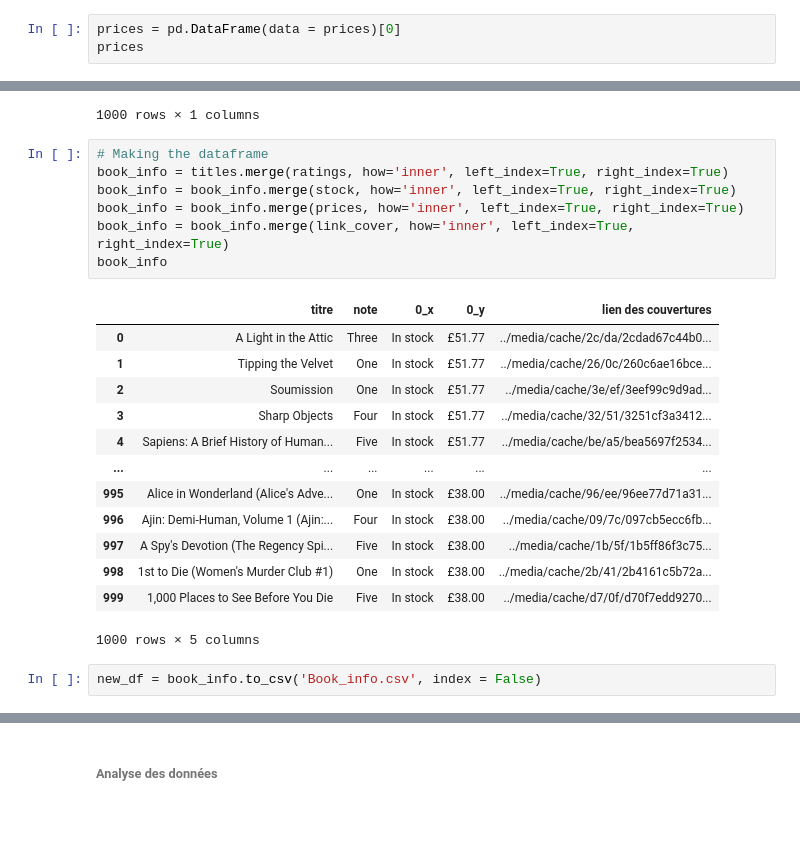
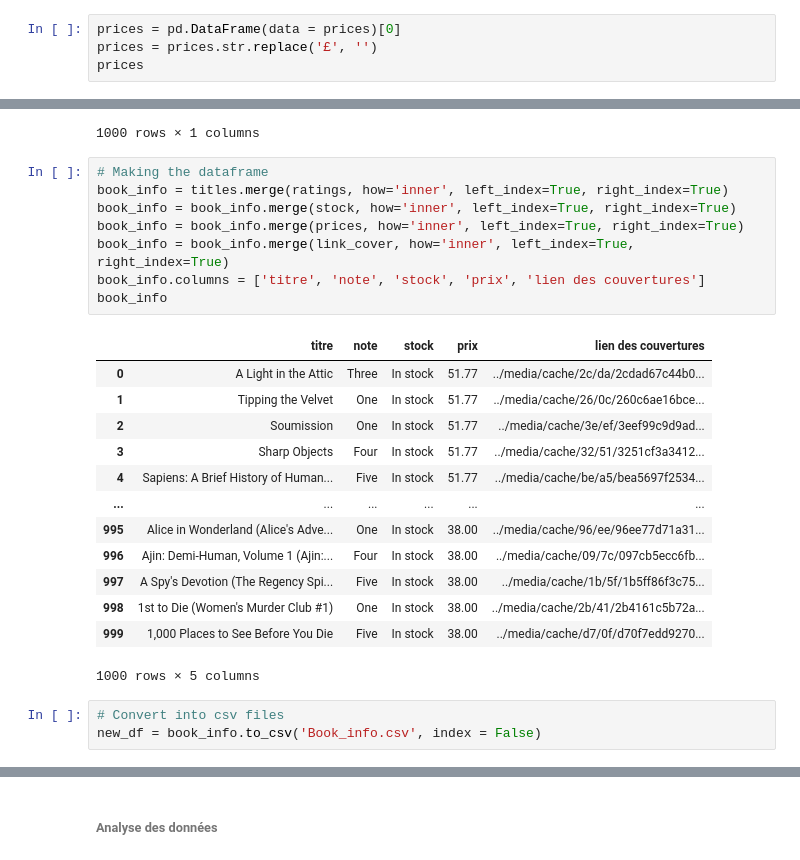
Before and after one commit to LaurenceAndraud/cyber-detective, a Jupyter notebook: Cyber detective.ipynb, the cells around one changed output, grey strips where cells are left out. Saved outputs shown, nothing was run; the diff lists cells and outputs as text; blank space fills up the shorter version.

```diff
--- a/Cyber detective.ipynb
+++ b/Cyber detective.ipynb
@@ -409,5 +410,6 @@ ratings
 1000 rows × 1 columns
 # %%
 prices = pd.DataFrame(data = prices)[0]
+prices = prices.str.replace('£', '')
 prices
 # %% [output]
@@ -460,25 +462,27 @@ link_cover
 # %%
 # Making the dataframe
 book_info = titles.merge(ratings, how='inner', left_index=True, right_index=True)
 book_info = book_info.merge(stock, how='inner', left_index=True, right_index=True)
 book_info = book_info.merge(prices, how='inner', left_index=True, right_index=True)
 book_info = book_info.merge(link_cover, how='inner', left_index=True, right_index=True)
+book_info.columns = ['titre', 'note', 'stock', 'prix', 'lien des couvertures']
 book_info
 # %% [output]
-|  | titre | note | 0_x | 0_y | lien des couvertures |
-| 0 | A Light in the Attic | Three | In stock | £51.77 | ../media/cache/2c/da/2cdad67c44b0... |
-| 1 | Tipping the Velvet | One | In stock | £51.77 | ../media/cache/26/0c/260c6ae16bce... |
-| 2 | Soumission | One | In stock | £51.77 | ../media/cache/3e/ef/3eef99c9d9ad... |
-| 3 | Sharp Objects | Four | In stock | £51.77 | ../media/cache/32/51/3251cf3a3412... |
-| 4 | Sapiens: A Brief History of Human... | Five | In stock | £51.77 | ../media/cache/be/a5/bea5697f2534... |
+|  | titre | note | stock | prix | lien des couvertures |
+| 0 | A Light in the Attic | Three | In stock | 51.77 | ../media/cache/2c/da/2cdad67c44b0... |
+| 1 | Tipping the Velvet | One | In stock | 51.77 | ../media/cache/26/0c/260c6ae16bce... |
+| 2 | Soumission | One | In stock | 51.77 | ../media/cache/3e/ef/3eef99c9d9ad... |
+| 3 | Sharp Objects | Four | In stock | 51.77 | ../media/cache/32/51/3251cf3a3412... |
+| 4 | Sapiens: A Brief History of Human... | Five | In stock | 51.77 | ../media/cache/be/a5/bea5697f2534... |
 | ... | ... | ... | ... | ... | ... |
-| 995 | Alice in Wonderland (Alice's Adve... | One | In stock | £38.00 | ../media/cache/96/ee/96ee77d71a31... |
-| 996 | Ajin: Demi-Human, Volume 1 (Ajin:... | Four | In stock | £38.00 | ../media/cache/09/7c/097cb5ecc6fb... |
-| 997 | A Spy's Devotion (The Regency Spi... | Five | In stock | £38.00 | ../media/cache/1b/5f/1b5ff86f3c75... |
-| 998 | 1st to Die (Women's Murder Club #1) | One | In stock | £38.00 | ../media/cache/2b/41/2b4161c5b72a... |
-| 999 | 1,000 Places to See Before You Die | Five | In stock | £38.00 | ../media/cache/d7/0f/d70f7edd9270... |
+| 995 | Alice in Wonderland (Alice's Adve... | One | In stock | 38.00 | ../media/cache/96/ee/96ee77d71a31... |
+| 996 | Ajin: Demi-Human, Volume 1 (Ajin:... | Four | In stock | 38.00 | ../media/cache/09/7c/097cb5ecc6fb... |
+| 997 | A Spy's Devotion (The Regency Spi... | Five | In stock | 38.00 | ../media/cache/1b/5f/1b5ff86f3c75... |
+| 998 | 1st to Die (Women's Murder Club #1) | One | In stock | 38.00 | ../media/cache/2b/41/2b4161c5b72a... |
+| 999 | 1,000 Places to See Before You Die | Five | In stock | 38.00 | ../media/cache/d7/0f/d70f7edd9270... |
 1000 rows × 5 columns
 # %%
+# Convert into csv files
 new_df = book_info.to_csv('Book_info.csv', index = False)
 # %%
 new_df = pd.read_csv('Book_info.csv')
```
Also changed, not shown: parts of 11 cells of this notebook, 1 other file.
